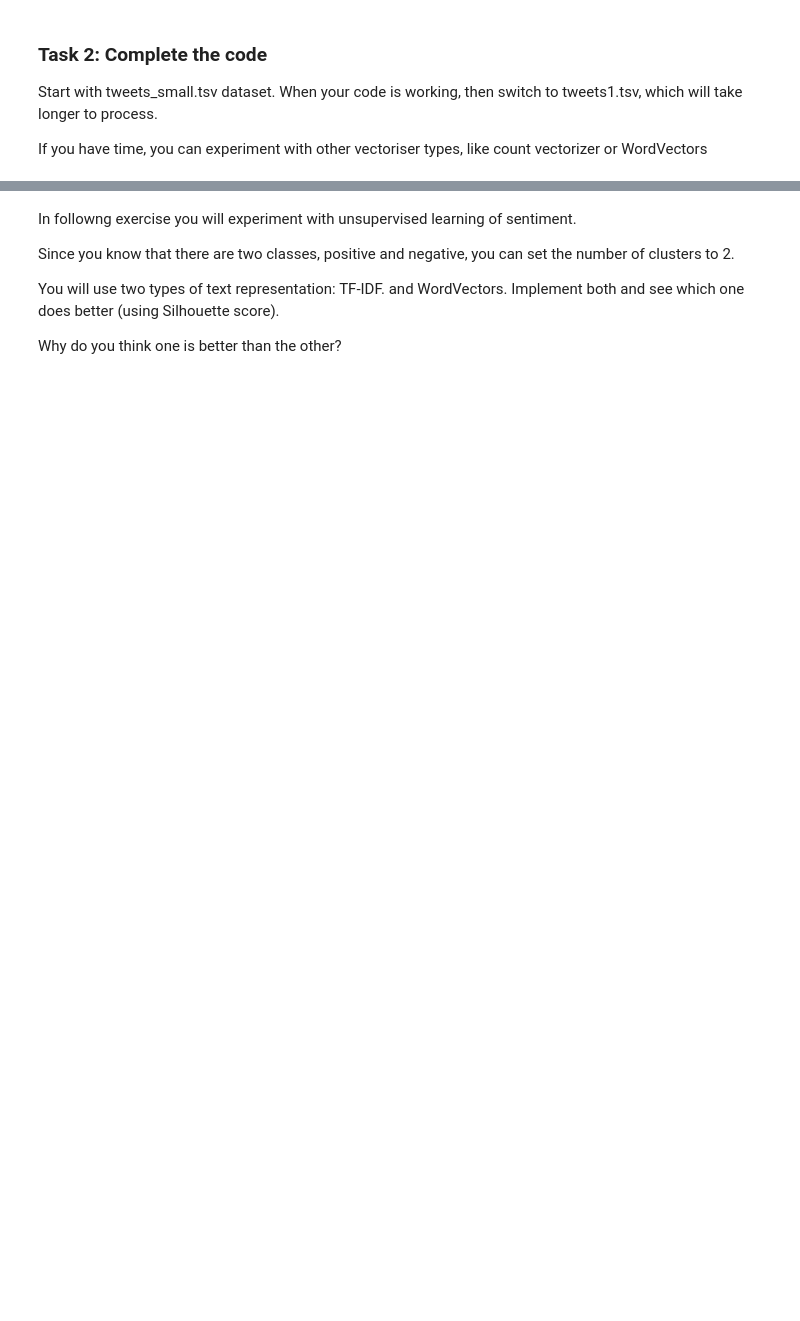
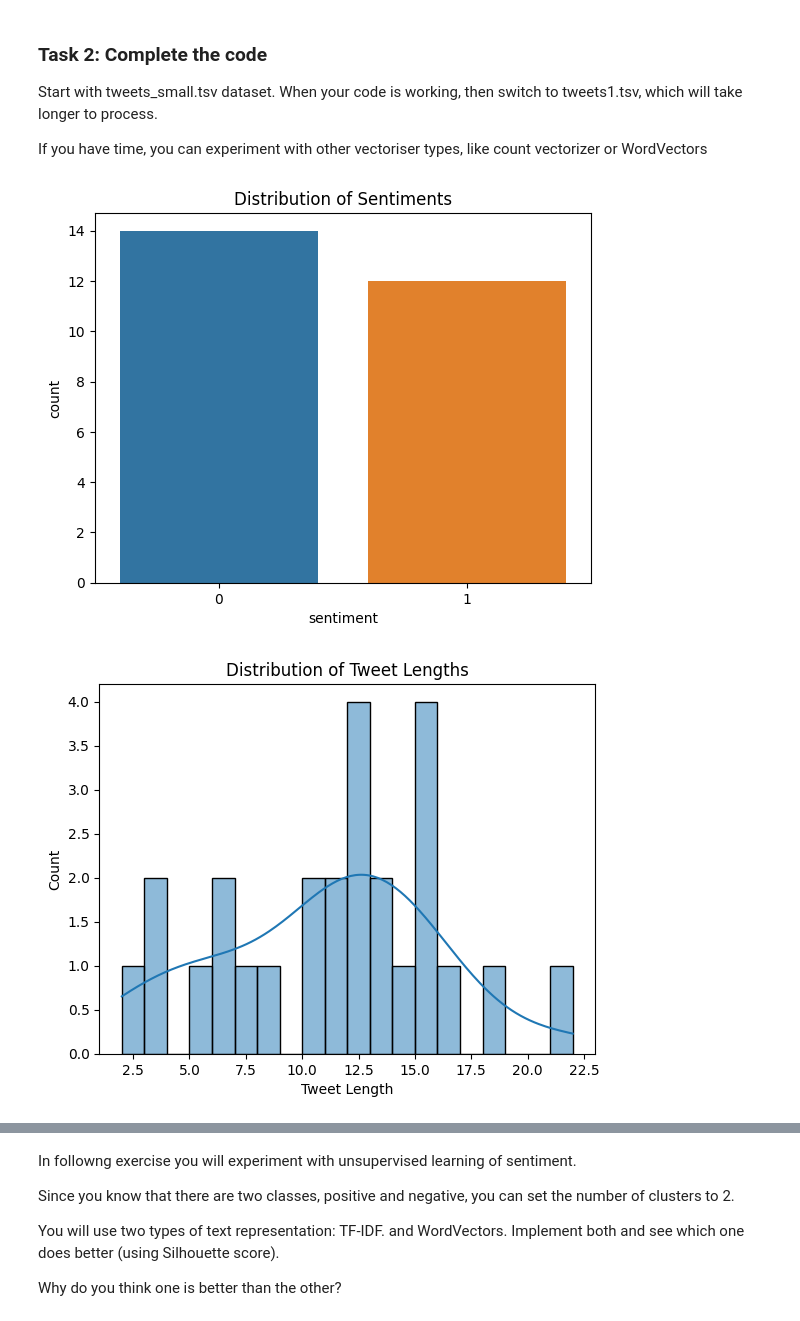
Before and after one commit to ZuxingGit/ANLP_Code, a Jupyter notebook: workshop/wk2/Workshop_w2.ipynb, the cells around one changed output, grey strips where cells are left out. Cells and saved outputs as stored; diff of their text form; code cells hidden in the pictures; blank space fills up the shorter version.

```diff
--- a/workshop/wk2/Workshop_w2.ipynb
+++ b/workshop/wk2/Workshop_w2.ipynb
@@ -379,6 +433,7 @@ import nltk
 from nltk.probability import FreqDist
 from nltk.tokenize import word_tokenize
 import regex as re
+import seaborn as sns
 
 import spacy
 # Load the spaCy English model
@@ -395,28 +450,28 @@ def clean_text(text):
     text = re.sub(r"http\S+", "", text)
 
     # Remove '@' character using regex
-    text = <your code>
+    text = re.sub(r"@", "", text)
 
     # Remove non-ASCII characters
     text = ''.join([char for char in text if ord(char) < 128])
 
     # Tokenize the text
-    tokens =  <your code>
+    tokens = word_tokenize(text)
 
     # Remove stopwords and punctuation
     stop_words = stopwords.words("english") + list(string.punctuation)
-    tokens =  <your code>
+    tokens = [word for word in tokens if word.lower() not in stop_words]
     text1 = " ".join(tokens)
 
     # Lemmatize the tokens
     doc = nlp(text1)
-    tokens =  <your code>
+    tokens =  [token.lemma_ for token in doc]
 
     # Return the cleaned text as a string
     return " ".join(tokens)
 
 # Apply the function to the text column
-data["clean_text"] =  <your code>
+data["clean_text"] = data.text.apply(clean_text)
 
 # Display distribution of sentiments
 sns.countplot(x='sentiment', data=data)
@@ -425,7 +480,7 @@ plt.show()
 
 # Analyze the distribution of tweet lengths
 data['tweet_length'] = data['clean_text'].apply(lambda x: len(x.split()))
-sns.histplot(data['tweet_length'], bins=20, kde=True)
+sns.histplot(data['tweet_length'], bins=20, kde=True) #kde:kernel density estimate
 plt.title('Distribution of Tweet Lengths')
 plt.xlabel('Tweet Length')
 plt.show()
@@ -433,52 +488,56 @@ plt.show()
 # Function to get word frequencies for a given sentiment: either 0 (negative) or 1 (positive)
 # Use FreqDist function
 def get_word_frequencies(sentiment):
-    <your code>
+    sentiment_text = ' '.join(data[data['sentiment'] == sentiment]['clean_text'])
+    tokens = word_tokenize(sentiment_text)
+    fdist = FreqDist(tokens)
     return fdist
 
-# Plot word frequencies for positive sentiment
+# # Plot word frequencies for positive sentiment
 positive_frequencies = get_word_frequencies(1)
-# plt.figure(figsize=(12, 6))
+plt.figure(figsize=(12, 6))
 plt.title('Word Frequencies for Positive Sentiments')
 positive_frequencies.plot(30, cumulative=False)
-# plt.show()
+plt.show()
 
 # Plot word frequencies for negative sentiment
 negative_frequencies = get_word_frequencies(0)
-# plt.figure(figsize=(12, 6))
+plt.figure(figsize=(12, 6))
 plt.title('Word Frequencies for Negative Sentiments')
 negative_frequencies.plot(30, cumulative=False)
 # plt.show()
 
 # Split the data into train 70% and test sets 30%
-X_train, X_test, y_train, y_test = <your code>
+X_train, X_test, y_train, y_test = train_test_split(data["clean_text"], data["sentiment"], test_size=0.3, random_state=42)
 
 # Vectorize the text using TF-IDF default parameters
 vectorizer = TfidfVectorizer()
 # vectorizer = CountVectorizer(lowercase=True, token_pattern='[a-zA-Z0-9@#$%_]{2,}', \
 #                                  max_features=None)
 X_train = vectorizer.fit_transform(X_train)
 X_test = vectorizer.transform(X_test)
 
 # Train a Multinomial Naive Bayes classifier default parameters
 mnb = MultinomialNB()
 mnb.fit(X_train, y_train)
 
 # Train a SVM classifier kernel and C=1
 svm = SVC(kernel="linear", C=1)
 svm.fit(X_train, y_train)
 
 # Evaluate the models on the test set
-y_pred_mnb = <your code>
-y_pred_svm = <your code>
+y_pred_mnb = mnb.predict(X_test)
+y_pred_svm = svm.predict(X_test)
 
 print("Multinomial Naive Bayes:")
 print("Accuracy:", accuracy_score(y_test, y_pred_mnb))
 print("F1 score:", f1_score(y_test, y_pred_mnb))
 print(classification_report(y_test, y_pred_mnb))
 
 print("SVM:")
 print("Accuracy:", accuracy_score(y_test, y_pred_svm))
 print("F1 score:", f1_score(y_test, y_pred_svm))
 print(classification_report(y_test, y_pred_svm))
 # %% [output]
+[figure, added]
+[figure, added]
```
Also changed, not shown: parts of 8 cells of this notebook, 2 other files.
